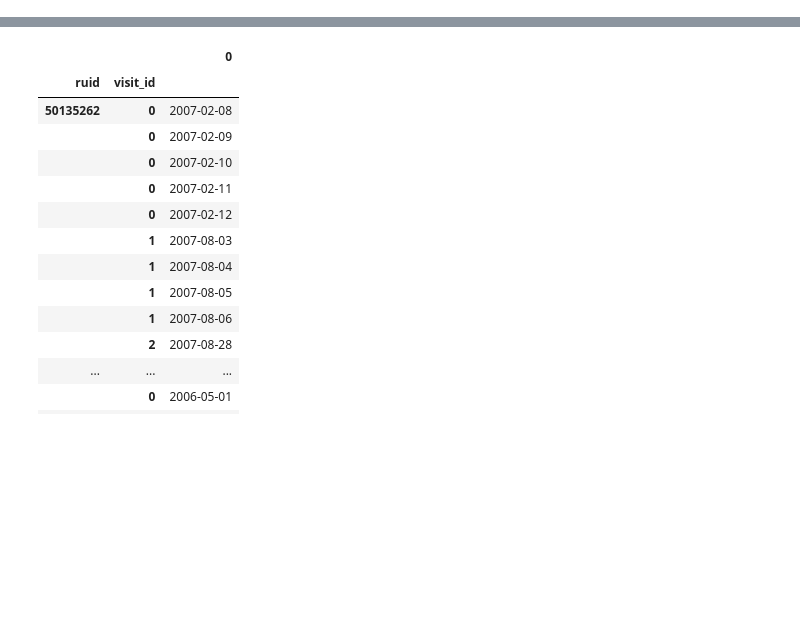
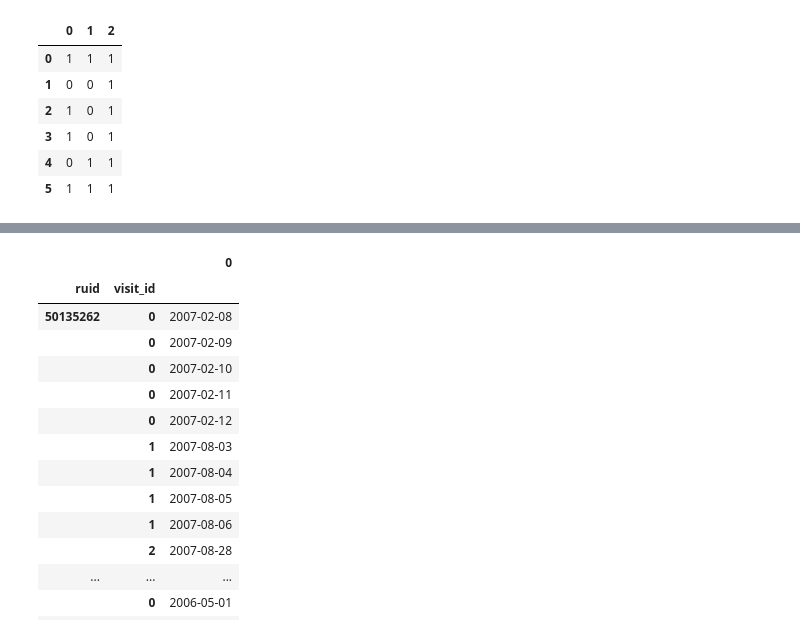
Before and after one commit to alvinjeffery/Bios8366_project, a Jupyter notebook: code/scratchpad.ipynb, the cells around one changed output, grey strips where cells are left out. Saved outputs shown, nothing was run; the diff lists cells and outputs as text; code cells hidden in the pictures; blank space fills up the shorter version.

```diff
--- a/code/scratchpad.ipynb
+++ b/code/scratchpad.ipynb
@@ -0,0 +48,14 @@
+# %%
+import pandas as pd
+import numpy as np
+
+preds = pd.DataFrame({'0': [1,0,1,1,0,1], '1': [1,0,0,0,1,1], '2': [1,1,1,1,1,1]})
+preds
+# %% [output]
+|  | 0 | 1 | 2 |
+| 0 | 1 | 1 | 1 |
+| 1 | 0 | 0 | 1 |
+| 2 | 1 | 0 | 1 |
+| 3 | 1 | 0 | 1 |
+| 4 | 0 | 1 | 1 |
+| 5 | 1 | 1 | 1 |
```
Also changed, not shown: parts of 18 cells of this notebook, 2 other files.
